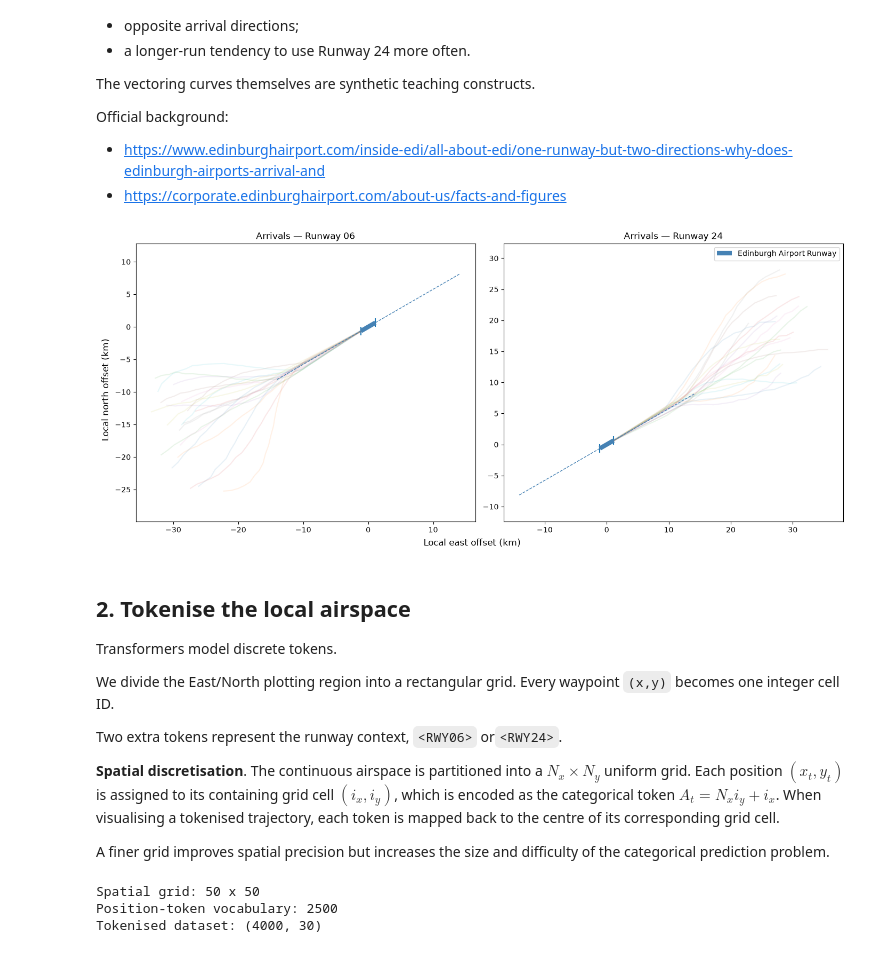
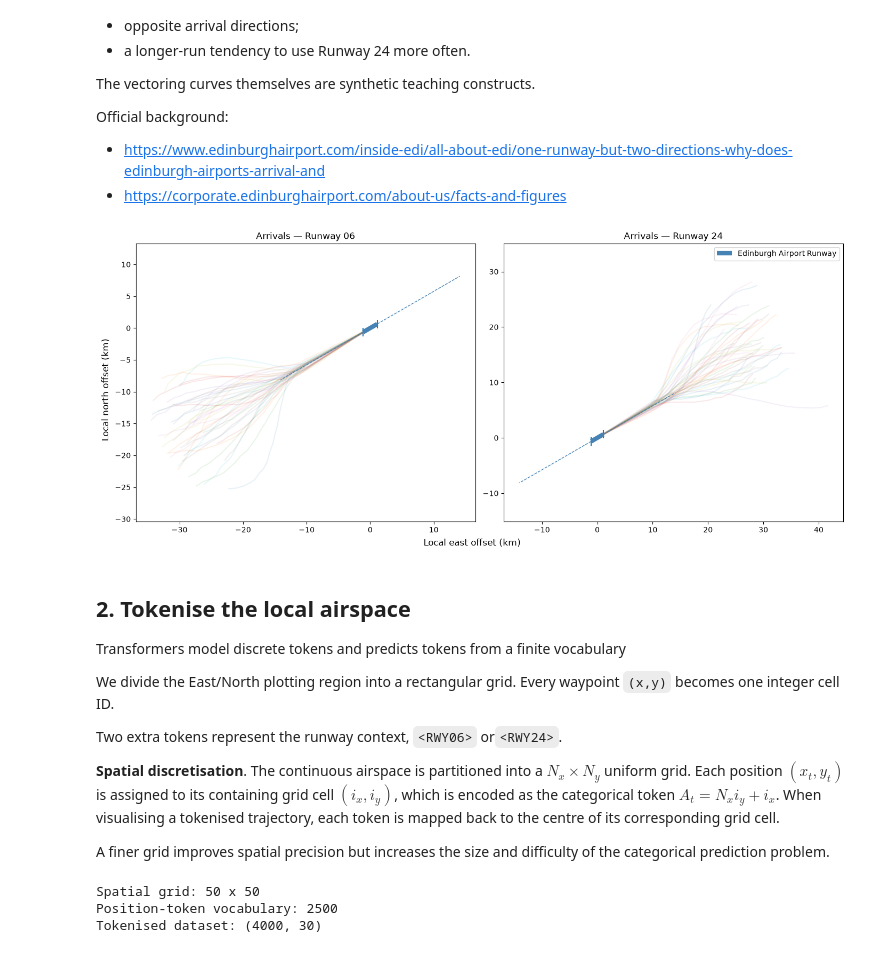
Before and after one commit to gamex-network/gamex_summer_school, a Jupyter notebook: 01_gamex_transformer.ipynb, the cells around one changed output. Drawn from its saved outputs; the diff is of its cells as text; code cells hidden in the pictures.

```diff
--- a/01_gamex_transformer.ipynb
+++ b/01_gamex_transformer.ipynb
@@ -174,17 +170,17 @@ The route geometry is deliberately simple:
 #   y = North (km)
 #   airport/runway centre = (0, 0)
 
-N_WAYPOINTS = 30
+N_WAYPOINTS = 30 #Each simulated aircraft trajectory is represented using 30 points in time.
 RUNWAY_LENGTH_KM = 2.56
 HALF_RUNWAY_KM = RUNWAY_LENGTH_KM / 2
 
-HEADING_06 = 60.0
-HEADING_24 = 240.0
+HEADING_06 = 60.0 #the direction associated with runway 06,
+HEADING_24 = 240.0 #the direction associated with runway 24.
 
-P_RUNWAY_24 = 0.85
+P_RUNWAY_24 = 0.85 #the probability that a given flight will be assigned to runway 24 (the more common runway).
 
-AIRSPACE_XLIM = (-40.0, 40.0)
-AIRSPACE_YLIM = (-30.0, 30.0)
+AIRSPACE_XLIM = (-40.0, 40.0) #the x-coordinate limits of the airspace
+AIRSPACE_YLIM = (-30.0, 30.0) #the y-coordinate limits of the airspace
 
 def heading_vector(deg):
     rad = math.radians(deg)
@@ -348,7 +344,7 @@ def project_to_runway_coordinates(xy, runway_value):
 
     return distance_to_threshold, cross_track
 
-trajectories, runway, altitude = make_edinburgh_arrivals()
+trajectories, runway, _ = make_edinburgh_arrivals()
 
 print("Dataset:", tuple(trajectories.shape))
 print("RWY 06 flights:", int((runway == 0).sum()))
@@ -376,29 +372,29 @@ Official background:
 # %%
 fig, axes = plt.subplots(1, 2, figsize=(14, 6), constrained_layout=True)
 
 for ax, (runway_value, label) in zip(
     axes,
     [(0, "06"), (1, "24")],
 ):
-    for traj in trajectories[runway == runway_value][20:40]:
+    for traj in trajectories[runway == runway_value][1:40]:
         ax.plot(traj[:, 0], traj[:, 1], alpha=0.10)
 
     draw_edinburgh_runway(ax=ax, show_extended_final=True)
     ax.set_title(f"Arrivals — Runway {label}")
     ax.set_xlim(*AIRSPACE_XLIM)
     ax.set_ylim(*AIRSPACE_YLIM)
     ax.axis("equal")
 
 ax.legend()
 fig.supxlabel("Local east offset (km)")
 fig.supylabel("Local north offset (km)")
 plt.show()
 # %% [output]
-[figure, old version]
+[figure, new version]
 # %% [markdown]
 ## 2. Tokenise the local airspace
 
-Transformers model discrete tokens.
+Transformers model discrete tokens and predicts tokens from a finite vocabulary
 
 We divide the East/North plotting region into a rectangular grid. Every waypoint `(x,y)` becomes one integer cell ID.
 
```
Also changed, not shown: parts of 14 cells of this notebook, 2 other files.
